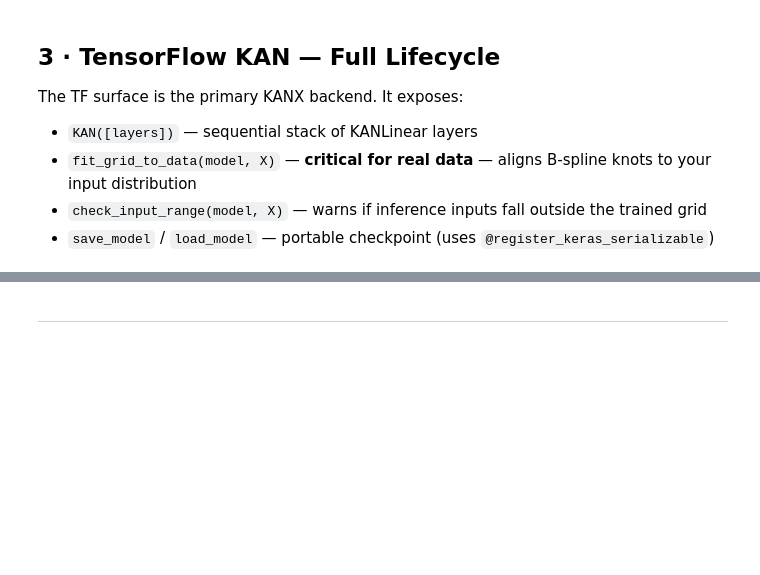
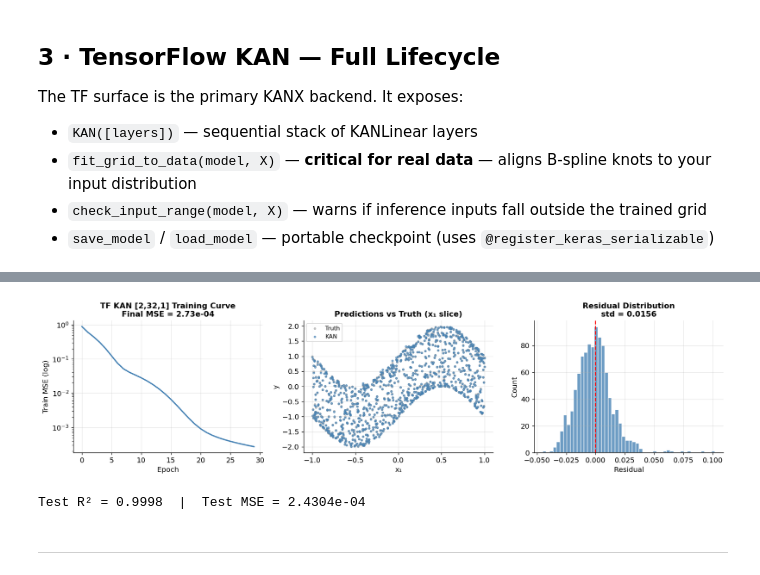
Before and after one commit to Mattral/Kolmogorov-Arnold-Networks, a Jupyter notebook: notebooks/quickstart.ipynb, the cells around one changed output, grey strips where cells are left out. Cells and saved outputs as stored; diff of their text form; code cells hidden in the pictures; blank space fills up the shorter version.

```diff
--- a/notebooks/quickstart.ipynb
+++ b/notebooks/quickstart.ipynb
@@ -137,11 +178,12 @@ print("Grid aligned to training data ✓")
 # %%
 # ── Train ─────────────────────────────────────────────────────────────────────
 # .fit() auto-compiles Adam + MSE — no manual model.compile() needed
-history, train_time = model_tf.fit(
+t0 = time.perf_counter()
+history = model_tf.fit(
     X_train, y_train,
     epochs  = 30,
-    lr      = 1e-2,
-    batch   = 128,
-    verbose = True,         # prints loss every 10 epochs
+    batch_size = 128,
+    verbose = True         # prints loss every 10 epochs
 )
+train_time = time.perf_counter() - t0
 print(f"\nTrain time: {train_time:.2f}s")
@@ -175,30 +246,33 @@ print("Checkpoint verified ✓")
 # %%
 # ── Plot: training curve + predictions ───────────────────────────────────────
 fig, axes = plt.subplots(1, 3, figsize=(15, 4))
 
 # Loss curve
-axes[0].semilogy(history, color="steelblue", linewidth=2)
+axes[0].semilogy(history.history['loss'], color="steelblue", linewidth=2)
 axes[0].set_xlabel("Epoch"); axes[0].set_ylabel("Train MSE (log)")
-axes[0].set_title(f"TF KAN [2,32,1] Training Curve\nFinal MSE = {history[-1]:.2e}")
+axes[0].set_title(f"TF KAN [2,32,1] Training Curve\nFinal MSE = {history.history['loss'][-1]:.2e}")
 
 # Predictions vs truth (x1 slice)
 idx = np.argsort(X_test[:, 0])
 axes[1].scatter(X_test[idx, 0], y_test[idx],      s=8, alpha=0.4, label="Truth", color="gray")
 axes[1].scatter(X_test[idx, 0], y_pred[idx, 0],   s=8, alpha=0.6, label="KAN",   color="steelblue")
 axes[1].set_xlabel("x₁"); axes[1].set_ylabel("y")
 axes[1].set_title("Predictions vs Truth (x₁ slice)"); axes[1].legend(fontsize=9)
 
 # Residuals
 residuals = y_pred.ravel() - y_test
 axes[2].hist(residuals, bins=50, color="steelblue", alpha=0.8, edgecolor="white")
 axes[2].axvline(0, color="red", linestyle="--", linewidth=1.5)
 axes[2].set_xlabel("Residual"); axes[2].set_ylabel("Count")
 axes[2].set_title(f"Residual Distribution\nstd = {residuals.std():.4f}")
 
 plt.tight_layout()
 plt.savefig("/tmp/tf_kan_overview.png", bbox_inches="tight")
 plt.show()
 print(f"Test R² = {test_r2:.4f}  |  Test MSE = {test_mse:.4e}")
+# %% [output]
+[figure, added]
+Test R² = 0.9998  |  Test MSE = 2.4304e-04
 # %% [markdown]
 ---
 # %% [markdown]
```
Also changed, not shown: parts of 50 cells of this notebook.
